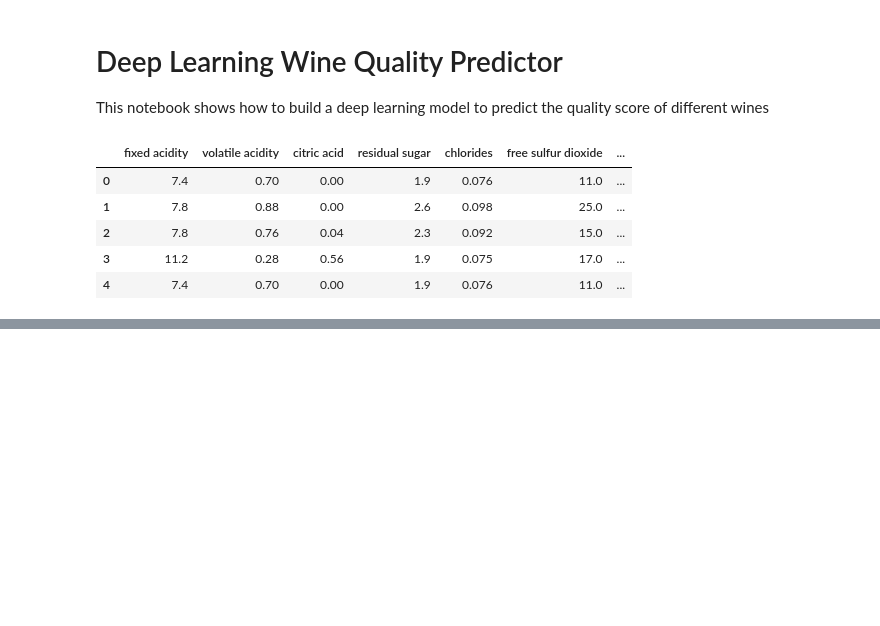
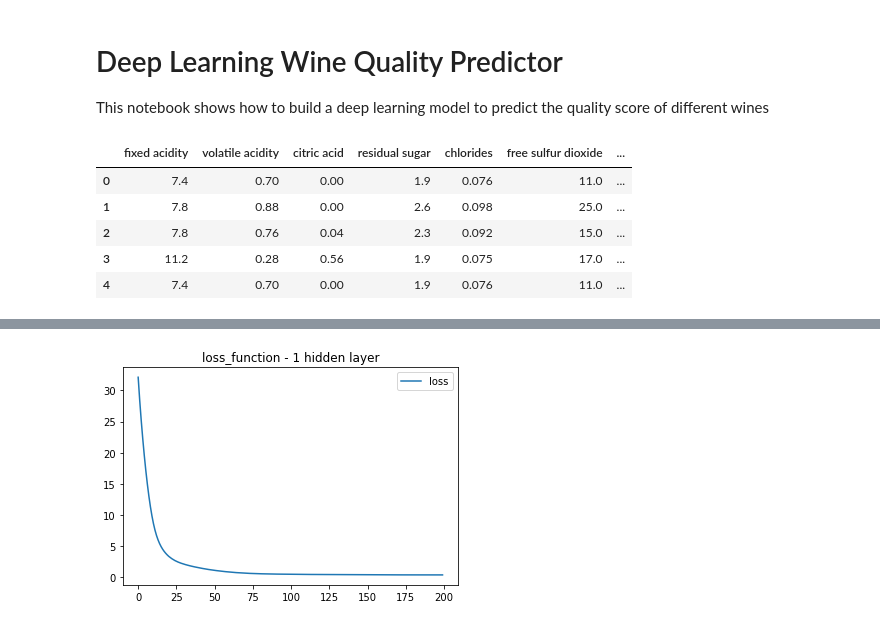
Before and after one commit to jrseti/dataviz, a Jupyter notebook: modules/module19/deeplearning.ipynb, the cells around one changed output, grey strips where cells are left out. Cells and saved outputs as stored; diff of their text form; code cells hidden in the pictures; blank space fills up the shorter version.

```diff
--- a/modules/module19/deeplearning.ipynb
+++ b/modules/module19/deeplearning.ipynb
@@ -25,0 +52,18 @@ df.head()
+# %%
+# Define the model - shallow neural net
+number_hidden_nodes = 8
+number_input_features = 11
+# %%
+nn = Sequential()
+# Hidden layer
+nn.add(
+    Dense(units=number_hidden_nodes, input_dim=number_input_features, activation="relu")
+)
+# Output layer
+nn.add(Dense(units=1, activation="linear"))
+# %%
+# Compile the model
+nn.compile(loss="mean_squared_error", optimizer="adam", metrics=["mse"])
+# %%
+# Train the model
+model_1 = nn.fit(X, y, validation_split=0.3, epochs=200)
@@ -25,0 +88,8 @@ df.head()
+# %%
+# Plot the train and test loss function
+plt.plot(model_1.history["loss"])
+plt.title("loss_function - 1 hidden layer")
+plt.legend(["loss"])
+plt.show()
+# %% [output]
+[figure, added]
```
Also changed, not shown: parts of 10 cells of this notebook, 2 other files.
